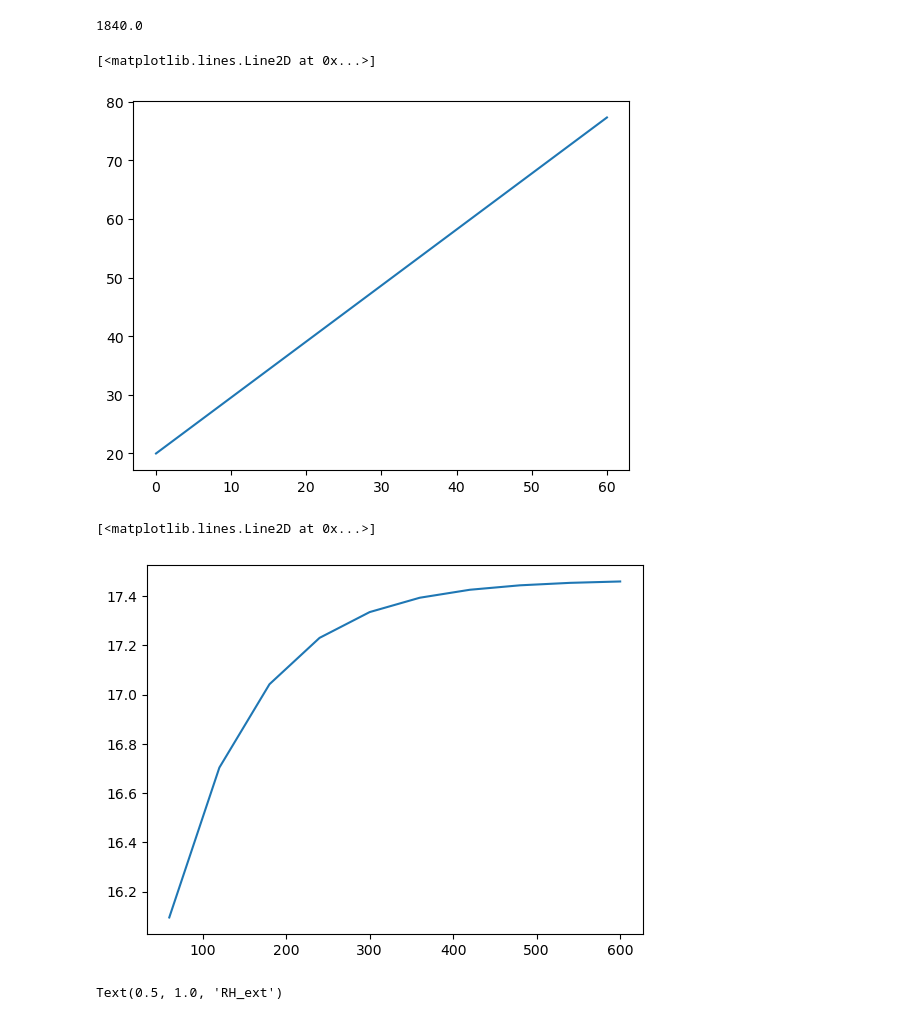
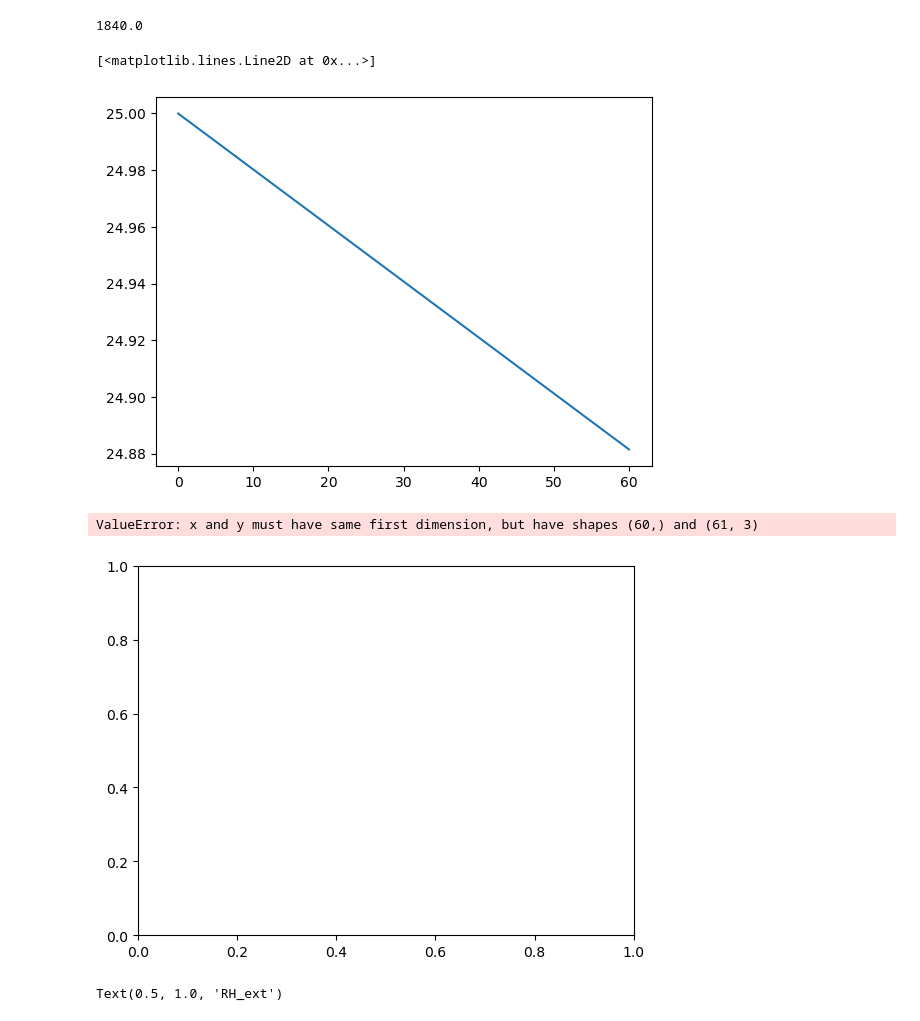
Before and after one commit to Claudio-zb/RL_WEF_MS, a Jupyter notebook: proando.ipynb, the cells around one changed output. Saved outputs shown, nothing was run; the diff lists cells and outputs as text; code cells hidden in the pictures.

```diff
--- a/proando.ipynb
+++ b/proando.ipynb
@@ -14,3 +14,9 @@ print(T_atm)
 # %% [output]
 322.8714145722115
 [figure]
+# %%
+N = 144
+x_s = np.zeros((N+1, 3))
+x_s[0] = gh_env.reset()
+for i in range(N):
+    x_s[i+1] = gh_env.step(np.array([0]))
@@ -72,15 +83,15 @@ for i in range(N):
 
 t = np.linspace(ts, T, N)
 # %%
-plt.plot(x_s[:,0])
+plt.plot(x_s[:,1])
 # %% [output]
 [<matplotlib.lines.Line2D at 0x...>]
-[figure, old version]
+[figure, new version]
 # %%
 plt.plot(t, x_s)
 # %% [output]
-[<matplotlib.lines.Line2D at 0x...>]
+ValueError: x and y must have same first dimension, but have shapes (60,) and (61, 3)
-[figure, old version]
+[figure, new version]
 # %%
 fig, axs = plt.subplots(3,1, figsize=(10,10))
 axs[0].plot(gh_env.I_data)
```
Also changed, not shown: parts of 1 cell of this notebook, 2 other files.
